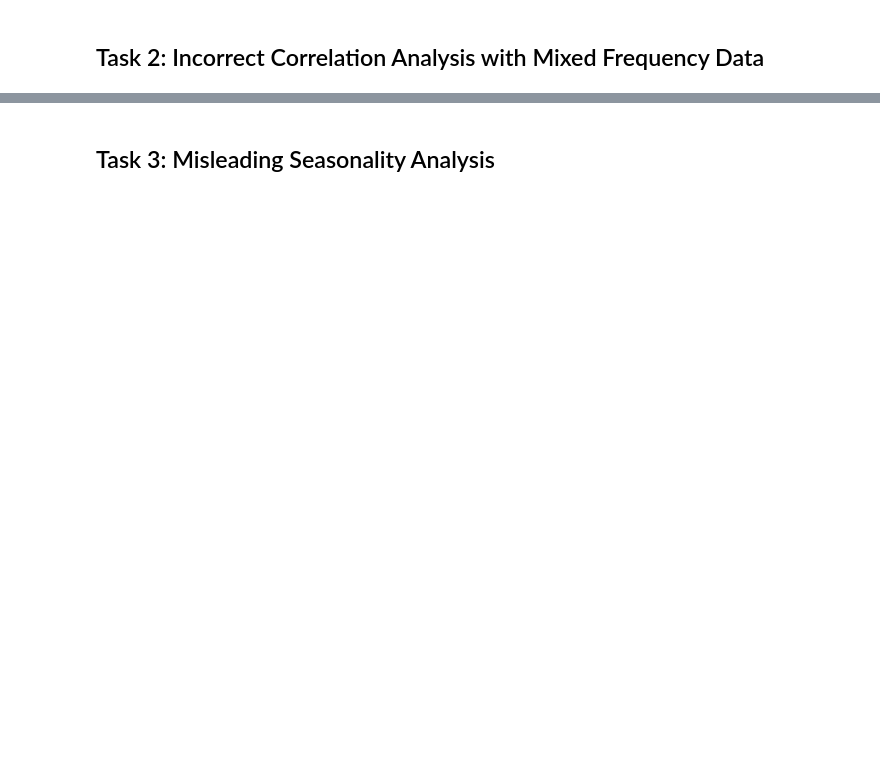
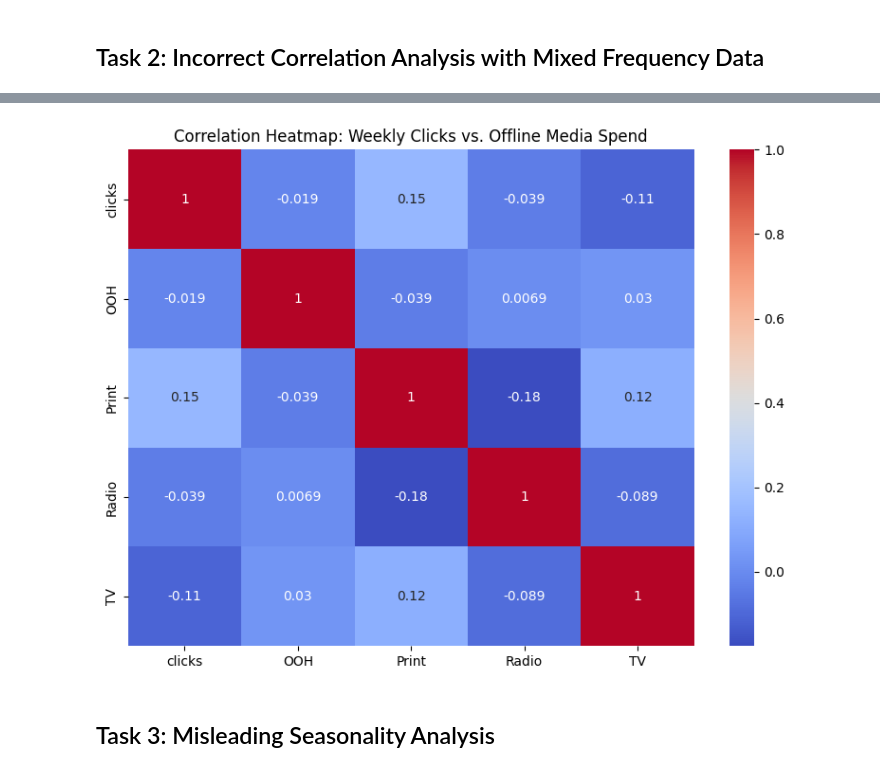
Before and after one commit to omkar-dalvi/ml-debug-hackathon-2025, a Jupyter notebook: notebooks/corrected/EDACorrectedNotebook.ipynb, the cells around one changed output, grey strips where cells are left out. Drawn from its saved outputs; the diff is of its cells as text; code cells hidden in the pictures; blank space fills up the shorter version.

```diff
--- a/notebooks/corrected/EDACorrectedNotebook.ipynb
+++ b/notebooks/corrected/EDACorrectedNotebook.ipynb
@@ -216,0 +318,3 @@ plot_buggy_correlation()
+# %%
+clicks_data['date'] = pd.to_datetime(clicks_data['date']).dt.strftime('%Y-%m-%d')
+clicks_data.head()
@@ -216,0 +328,5 @@ plot_buggy_correlation()
+# %%
+weekly_click_data = clicks_data.copy()
+weekly_click_data['week'] = pd.to_datetime(weekly_click_data['date']).dt.to_period('W-SAT').dt.start_time
+weekly_click_data['week'] = weekly_click_data['week'].dt.strftime('%Y-%m-%d')
+weekly_click_data.head()
@@ -216,0 +340,4 @@ plot_buggy_correlation()
+# %%
+# group by week
+weekly_click_data = weekly_click_data.groupby('week')['clicks'].sum().reset_index()
+weekly_click_data.head()
@@ -216,0 +351,3 @@ plot_buggy_correlation()
+# %%
+offline_data_pivoted = offline_data.pivot_table(index='week', columns='channel', values='spend', aggfunc='sum')
+offline_data_pivoted.head()
@@ -217,2 +362,26 @@ plot_buggy_correlation()
+# %%
+def plot_correlation_corrected():
+    # Merge weekly_click_data with offline_data_pivoted on week
+    merged = weekly_click_data.merge(
+        offline_data_pivoted.reset_index(),
+        left_on='week',
+        right_on='week',
+        how='inner'
+    )
+
+    # Set week as index and create correlation matrix
+    merged_corr = merged.set_index('week')[['clicks', 'OOH', 'Print', 'Radio', 'TV']].corr()
+
+    # Plot the heatmap
+    plt.figure(figsize=(8, 6))
+    sns.heatmap(merged_corr, annot=True, cmap='coolwarm')
+    plt.title('Correlation Heatmap: Weekly Clicks vs. Offline Media Spend')
+    plt.tight_layout()
+    plt.show()
+
+# # Call the function to demonstrate the corrected plot
+plot_correlation_corrected()
+# %% [output]
+[figure, added]
 # %% [markdown]
 ## Task 3: Misleading Seasonality Analysis
```
Also changed, not shown: parts of 32 cells of this notebook, 9 other files.
